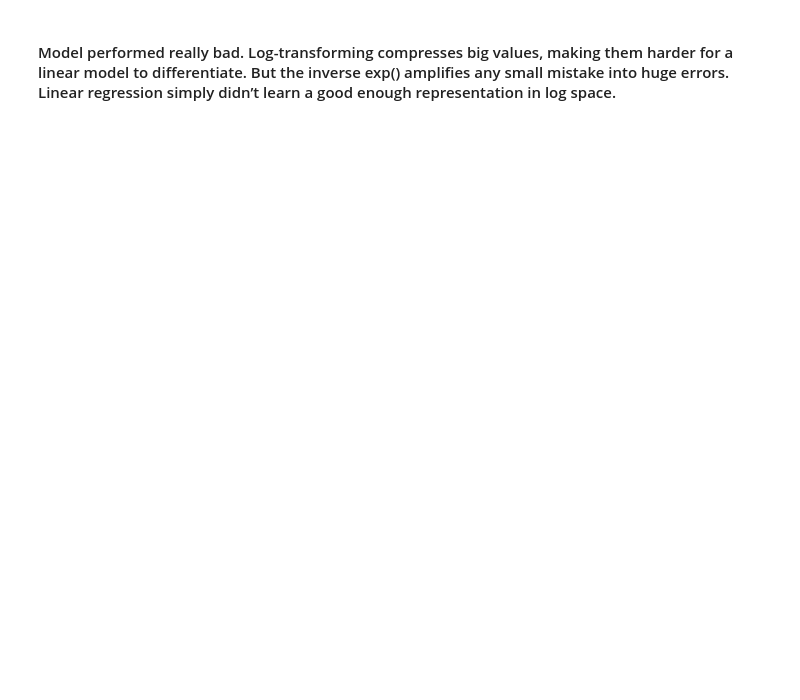
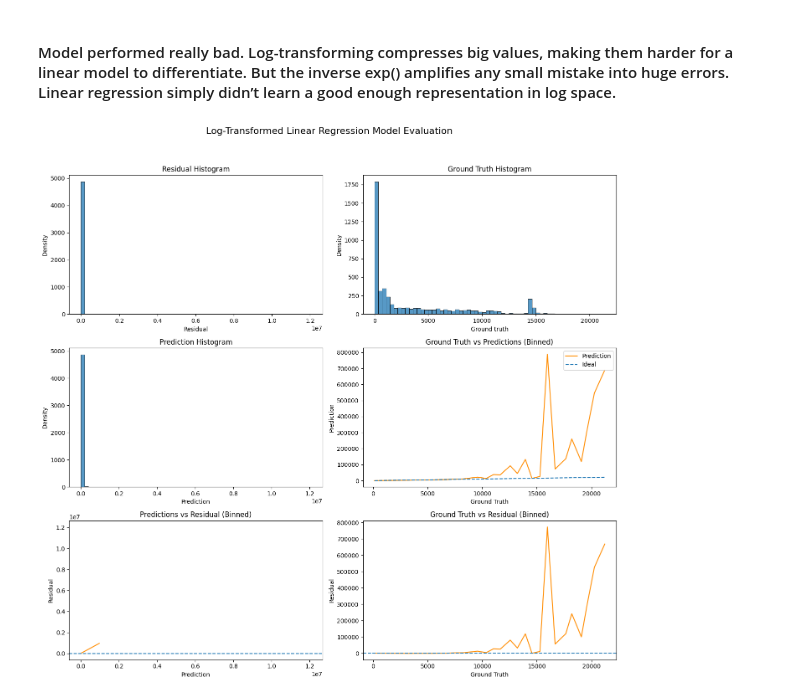
Before and after one commit to brianna404/BA_SpaceDebrisLifetimePrediction, a Jupyter notebook: Code/LifetimePrediction1_LinReg.ipynb, the cells around one changed output. Drawn from its saved outputs; the diff is of its cells as text; code cells hidden in the pictures; blank space fills up the shorter version.

```diff
--- a/Code/LifetimePrediction1_LinReg.ipynb
+++ b/Code/LifetimePrediction1_LinReg.ipynb
@@ -111,2 +192,6 @@ plt.show()
 # %% [markdown]
 #### Model performed really bad. Log-transforming compresses big values, making them harder for a linear model to differentiate. But the inverse exp() amplifies any small mistake into huge errors. Linear regression simply didn’t learn a good enough representation in log space.
+# %%
+plot_model_evaluation(y_test, y_pred_lr2, title="Log-Transformed Linear Regression Model Evaluation")
+# %% [output]
+[figure, added]
```
Also changed, not shown: parts of 9 cells of this notebook, 21 other files.
